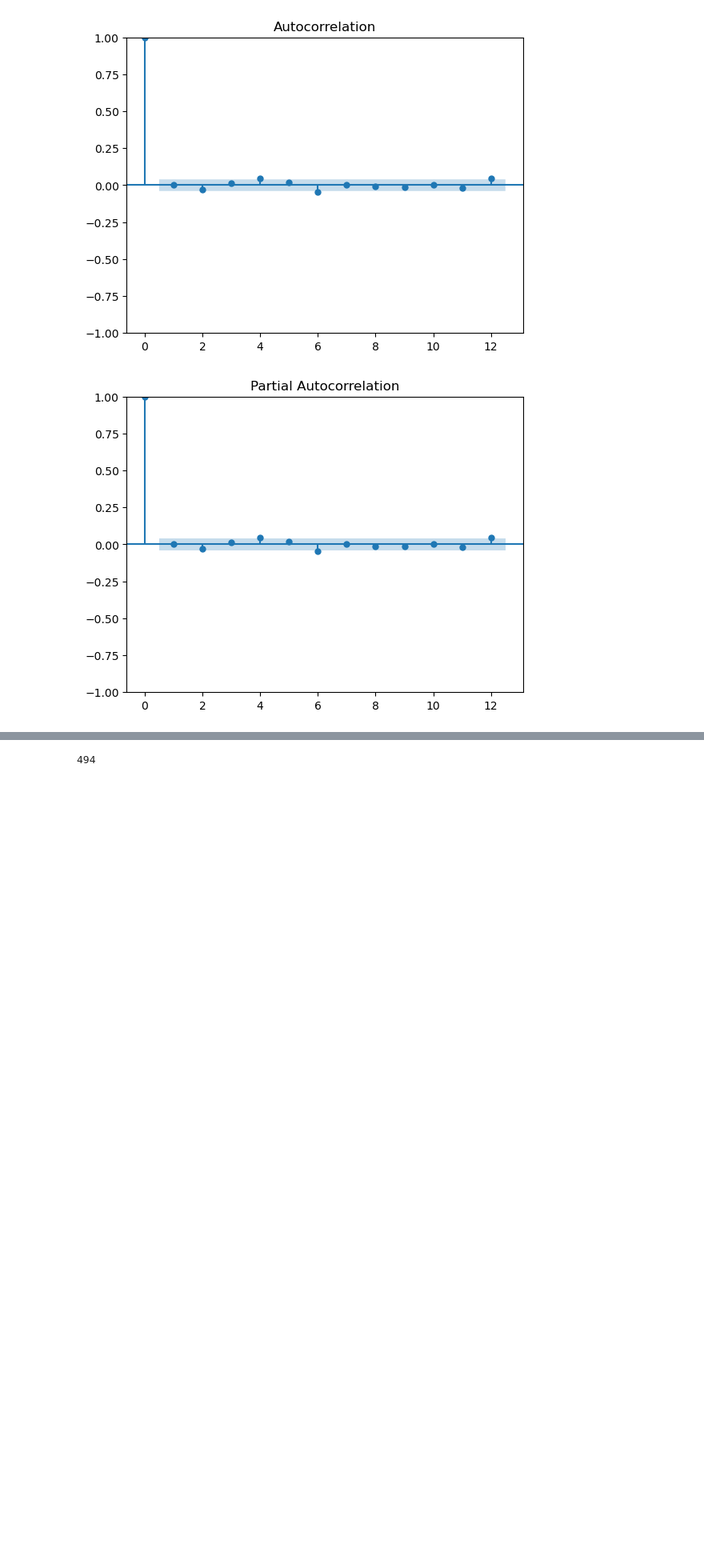
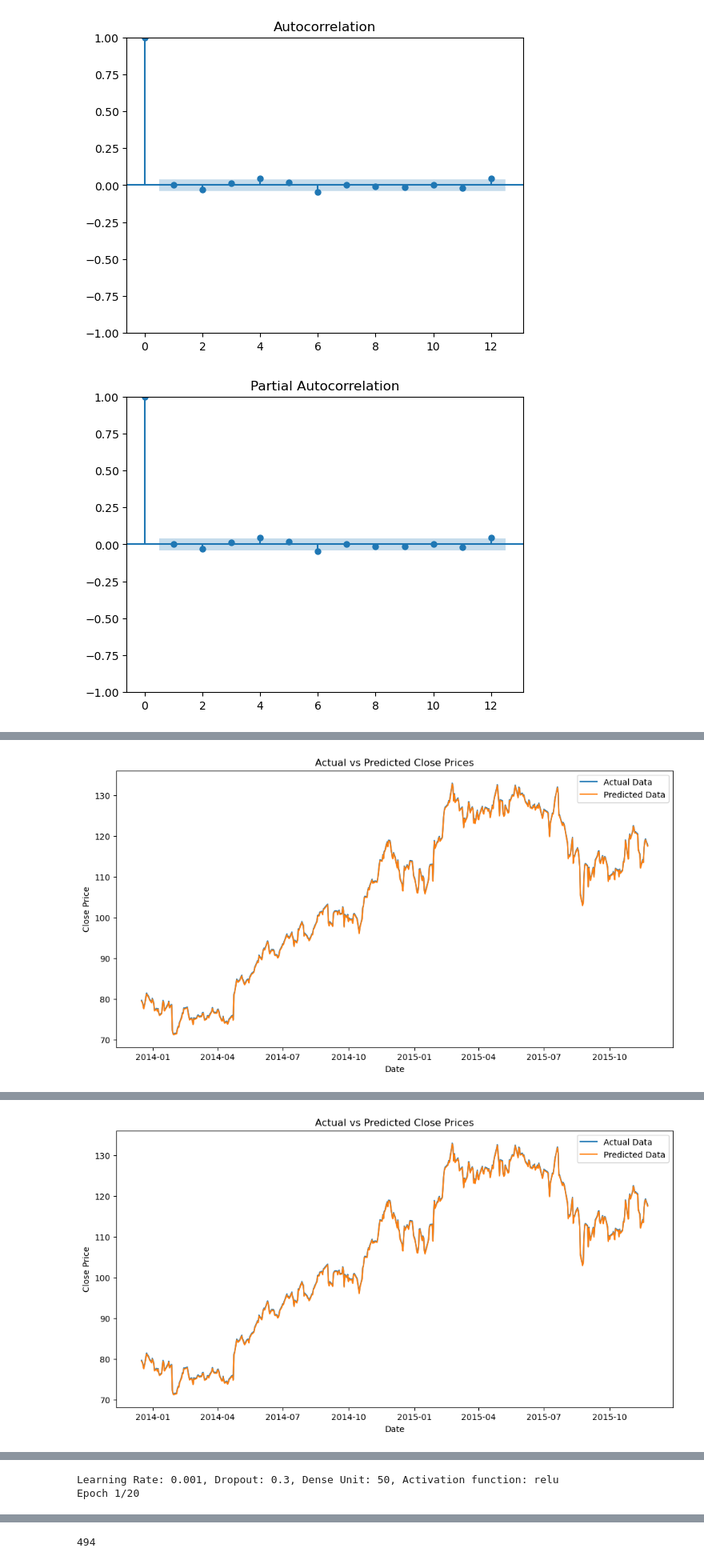
Before and after one commit to aminuldidar/stock_price_prediction, a Jupyter notebook: time_series_forecasting_stock_prices_lstm.ipynb, the cells around one changed output, grey strips where cells are left out. Shown at 80% size. Drawn from its saved outputs; the diff is of its cells as text; code cells hidden in the pictures; blank space fills up the shorter version.

```diff
--- a/time_series_forecasting_stock_prices_lstm.ipynb
+++ b/time_series_forecasting_stock_prices_lstm.ipynb
@@ -242,8 +242,11 @@ plt.show()
 [figure]
 # %%
 from keras.models import Sequential
-from keras.layers import LSTM, Dense
+from keras.layers import LSTM, Dense, Dropout
 from sklearn.preprocessing import MinMaxScaler
+from sklearn.metrics import mean_squared_error
+from keras.optimizers import Adam
+
 
 # Scaling the data
 scaler = MinMaxScaler()
@@ -272,22 +275,58 @@ X_test, y_test = create_dataset(test_data, time_step)
 X_train = X_train.reshape(X_train.shape[0], X_train.shape[1], 1)
 X_test = X_test.reshape(X_test.shape[0], X_test.shape[1], 1)
 
-# LSTM Model
-model = Sequential()
-model.add(LSTM(units=50, return_sequences=True, input_shape=(time_step, 1)))
-model.add(LSTM(units=50, return_sequences=True))
-model.add(LSTM(units=50))
-model.add(Dense(units=1))
-model.compile(optimizer='adam', loss='mean_squared_error')
+learning_rates = [0.001, 0.002]
+dropout_rates = [0.2, 0.3]
+dense_units = [40, 50]
+activation_functions = ['relu', 'tanh']
 
-# Training the model
-model.fit(X_train, y_train, epochs=20, batch_size=32)
+for lr in learning_rates:
+    for dropout_rate in dropout_rates:
+        for activation_function in activation_functions:
+            for dense_unit in dense_units:
+                print(f"Learning Rate: {lr}, Dropout: {dropout_rate}, Dense Unit: {dense_unit}, Activation function: {activation_function}")
+                # LSTM Model
+                model = Sequential()
+                model.add(LSTM(units=50, return_sequences=True, input_shape=(time_step, 1)))
+                model.add(LSTM(units=dense_unit, return_sequences=True))
+                model.add(Dropout(dropout_rate))
+                model.add(LSTM(units=dense_unit))
+                model.add(Dense(units=1, activation=activation_function))
+                optimizer = Adam(learning_rate=lr)
+                model.compile(optimizer=optimizer, loss='mean_squared_error')
 
-# Predictions
-train_predict = model.predict(X_train)
-test_predict = model.predict(X_test)
+                # Training the model
+                model.fit(X_train, y_train, epochs=20, batch_size=32)
 
-# Transforming back to original scale
-train_predict = scaler.inverse_transform(train_predict)
-test_predict = scaler.inverse_transform(test_predict)
+                # Predictions
+                train_predict = model.predict(X_train)
+                test_predict = model.predict(X_test)
+
+                # Compile the model (mandatory before using summary)
+                model.compile(optimizer='adam', loss='mse')  # Adjust optimizer and loss as needed
+
+                # Obtain and print the summary
+                model.summary()
+
+                # Transforming back to original scale
+                train_predict = scaler.inverse_transform(train_predict)
+                test_predict = scaler.inverse_transform(test_predict)
+                # Inverse transforming the predictions to the original scale
+                train_predict = scaler.inverse_transform(train_predict)
+                test_predict = scaler.inverse_transform(test_predict)
+
+                # Shifting the predictions to the original time frame
+                train_predict_lstm = train_predict + np.exp(df_log[0+5:train_size].shift(periods=1).values)
+                test_predict_lstm = test_predict + np.exp(df_log[train_size+5+1:].shift(periods= 4+1).values)
+
+                print("Test LSTM model RMSE:", np.sqrt(mean_squared_error(df['close'].iloc[train_size + 5 + 1:train_size + len(test_predict_lstm) + 1].to_list(), test_predict_lstm[5:])))
+
+                plt.figure(figsize=(12, 6))
+                plt.plot(df.index[train_size+5+1:train_size+len(test_predict)+1], df['close'].iloc[train_size+5+1:train_size+len(test_predict)+1], label='Actual Data')
+                plt.plot(df.index[train_size+5+1:train_size+len(test_predict)+1], test_predict_lstm[5:], label='Predicted Data')
+                plt.xlabel('Date')
+                plt.ylabel('Close Price')
+                plt.title('Actual vs Predicted Close Prices')
+                plt.legend()
+                plt.show()
 # %% [output]
@@ -310,0 +350 @@ Epoch 20/20
+[figure, added]
@@ -310,0 +368 @@ Epoch 20/20
+[figure, added]
@@ -310,0 +423,2 @@ Epoch 20/20
+Learning Rate: 0.001, Dropout: 0.3, Dense Unit: 50, Activation function: relu
+Epoch 1/20
```
Also changed, not shown: parts of 8 cells of this notebook, 1 other file.
